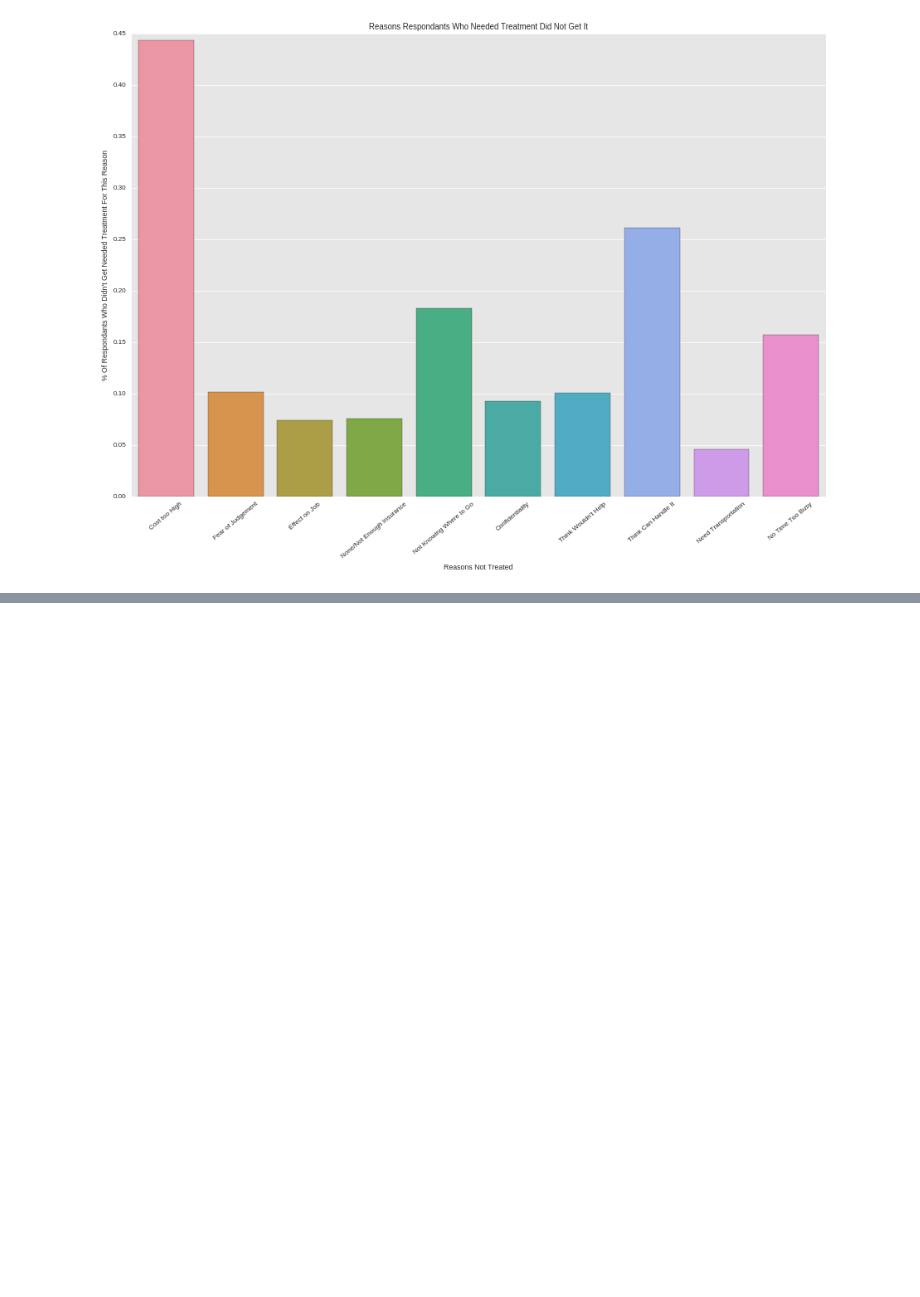
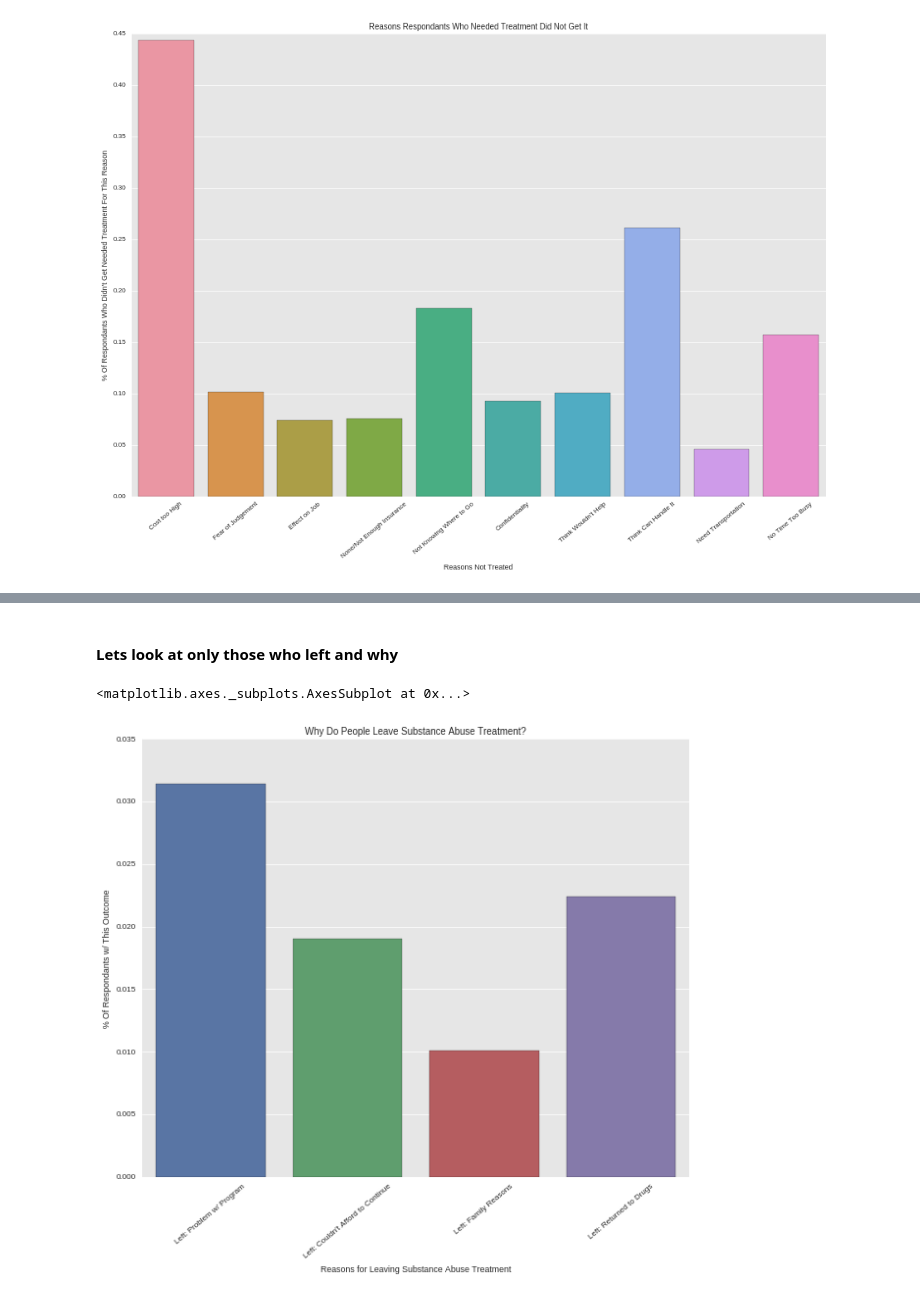
Before and after one commit to greenteawarrior/DataScience16CTW, a Jupyter notebook: drug_usage_health_next_steps.ipynb, the cells around one changed output, grey strips where cells are left out. Saved outputs shown, nothing was run; the diff lists cells and outputs as text; code cells hidden in the pictures; blank space fills up the shorter version.

```diff
--- a/drug_usage_health_next_steps.ipynb
+++ b/drug_usage_health_next_steps.ipynb
@@ -671,0 +711,17 @@ reason_no_treatment(df_didnt_get_needed_treatment, 'AUUNNBR', 'Concerned Abt Opi
+# %% [markdown]
+#### Lets look at only those who left and why
+# %%
+
+yvals = [ perc_left, perc_afford, perc_family, perc_drugs]
+xvals = ['Left: Problem w/ Program', 'Left: Couldn\'t Afford to Continue', 'Left: Family Reasons', 'Left: Returned to Drugs']
+
+
+plt.figure(figsize=(10,8))
+plt.ylabel('% Of Respondants w/ This Outcome')
+plt.xlabel('Reasons for Leaving Substance Abuse Treatment')
+plt.xticks(rotation=40)
+plt.title('Why Do People Leave Substance Abuse Treatment?')
+sns.barplot(x= xvals, y=yvals)
+# %% [output]
+<matplotlib.axes._subplots.AxesSubplot at 0x...>
+[figure, added]
```
Also changed, not shown: parts of 4 cells of this notebook, 2 other files.
